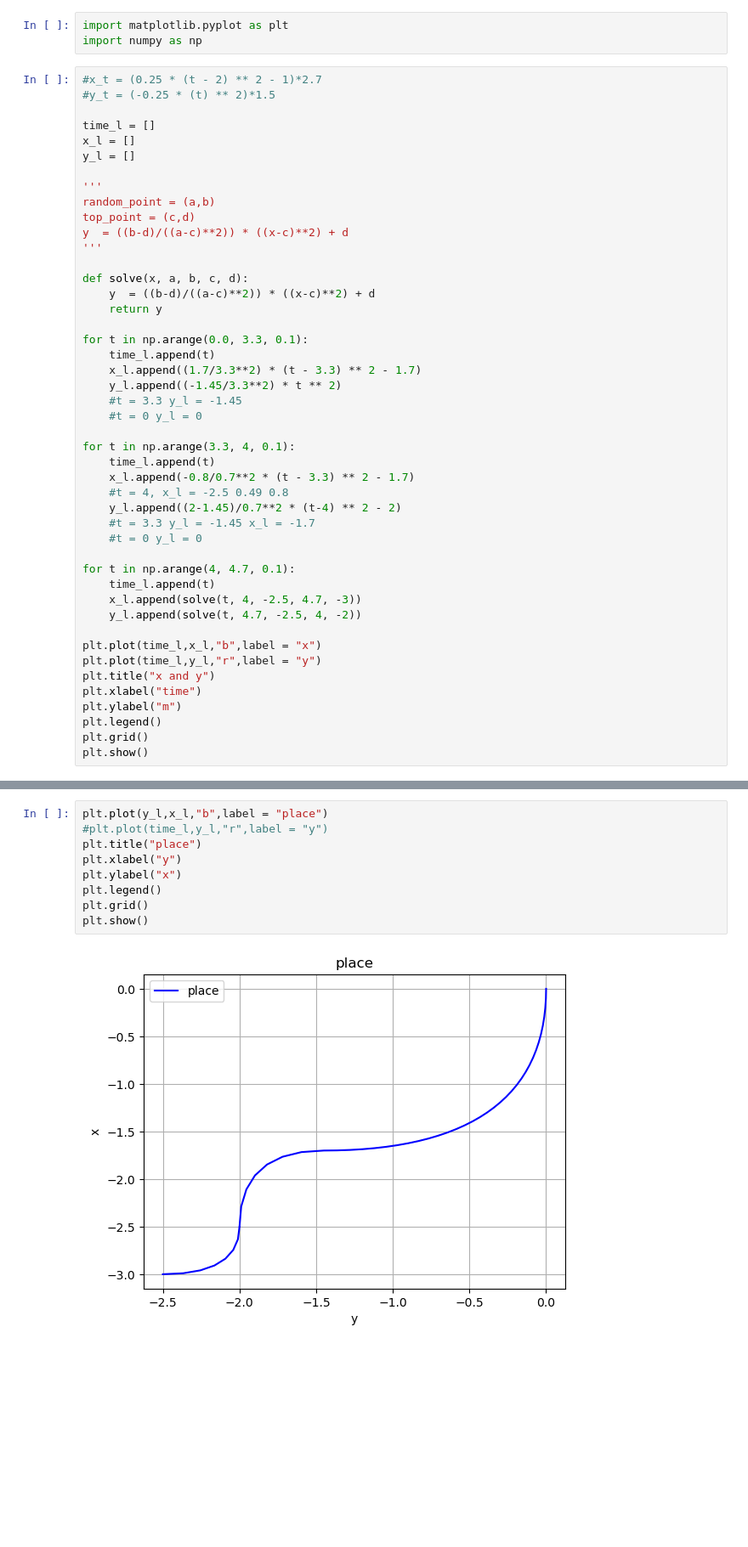
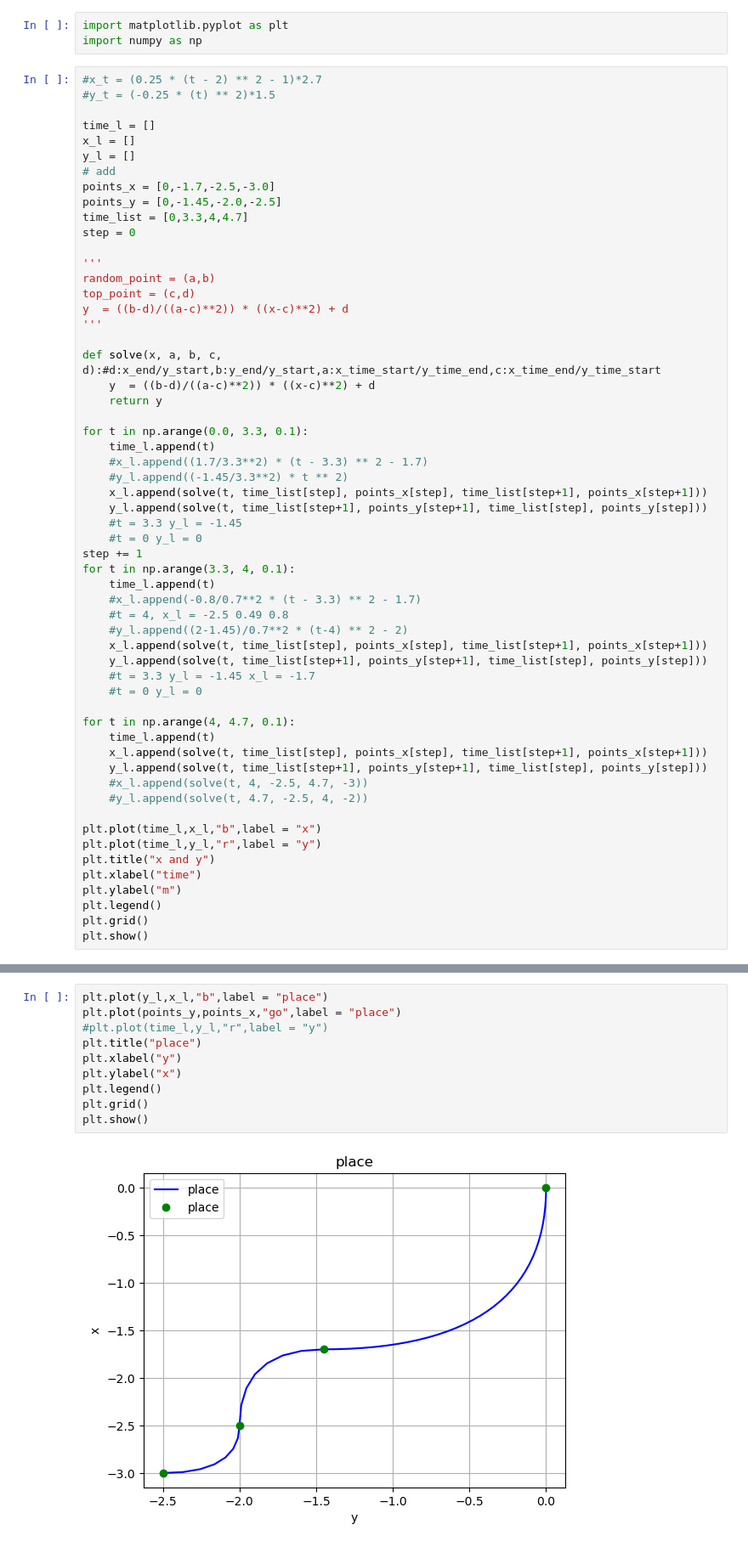
Before and after one commit to InitRobot/XNWYMRM_self_define_control, a Jupyter notebook: SDK_get_msg/plot_moving.ipynb, the cells around one changed output, grey strips where cells are left out. Shown at 85% size. Saved outputs shown, nothing was run; the diff lists cells and outputs as text; blank space fills up the shorter version.

```diff
--- a/SDK_get_msg/plot_moving.ipynb
+++ b/SDK_get_msg/plot_moving.ipynb
@@ -8,6 +8,11 @@ import numpy as np
 time_l = []
 x_l = []
 y_l = []
+# add
+points_x = [0,-1.7,-2.5,-3.0]
+points_y = [0,-1.45,-2.0,-2.5]
+time_list = [0,3.3,4,4.7]
+step = 0
 
 '''
 random_point = (a,b)
@@ -15,29 +20,35 @@ top_point = (c,d)
 y  = ((b-d)/((a-c)**2)) * ((x-c)**2) + d
 '''
 
-def solve(x, a, b, c, d):
+def solve(x, a, b, c, d):#d:x_end/y_start,b:y_end/y_start,a:x_time_start/y_time_end,c:x_time_end/y_time_start
     y  = ((b-d)/((a-c)**2)) * ((x-c)**2) + d
     return y
 
 for t in np.arange(0.0, 3.3, 0.1):
     time_l.append(t)
-    x_l.append((1.7/3.3**2) * (t - 3.3) ** 2 - 1.7)
-    y_l.append((-1.45/3.3**2) * t ** 2)
+    #x_l.append((1.7/3.3**2) * (t - 3.3) ** 2 - 1.7)
+    #y_l.append((-1.45/3.3**2) * t ** 2)
+    x_l.append(solve(t, time_list[step], points_x[step], time_list[step+1], points_x[step+1]))
+    y_l.append(solve(t, time_list[step+1], points_y[step+1], time_list[step], points_y[step]))
     #t = 3.3 y_l = -1.45
     #t = 0 y_l = 0
-
+step += 1
 for t in np.arange(3.3, 4, 0.1):
     time_l.append(t)
-    x_l.append(-0.8/0.7**2 * (t - 3.3) ** 2 - 1.7)
+    #x_l.append(-0.8/0.7**2 * (t - 3.3) ** 2 - 1.7)
     #t = 4, x_l = -2.5 0.49 0.8
-    y_l.append((2-1.45)/0.7**2 * (t-4) ** 2 - 2)
+    #y_l.append((2-1.45)/0.7**2 * (t-4) ** 2 - 2)
+    x_l.append(solve(t, time_list[step], points_x[step], time_list[step+1], points_x[step+1]))
+    y_l.append(solve(t, time_list[step+1], points_y[step+1], time_list[step], points_y[step]))
     #t = 3.3 y_l = -1.45 x_l = -1.7
     #t = 0 y_l = 0
 
 for t in np.arange(4, 4.7, 0.1):
     time_l.append(t)
-    x_l.append(solve(t, 4, -2.5, 4.7, -3))
-    y_l.append(solve(t, 4.7, -2.5, 4, -2))
+    x_l.append(solve(t, time_list[step], points_x[step], time_list[step+1], points_x[step+1]))
+    y_l.append(solve(t, time_list[step+1], points_y[step+1], time_list[step], points_y[step]))
+    #x_l.append(solve(t, 4, -2.5, 4.7, -3))
+    #y_l.append(solve(t, 4.7, -2.5, 4, -2))
 
 plt.plot(time_l,x_l,"b",label = "x")
 plt.plot(time_l,y_l,"r",label = "y")
@@ -51,12 +62,13 @@ plt.show()
 [figure]
 # %%
 plt.plot(y_l,x_l,"b",label = "place")
+plt.plot(points_y,points_x,"go",label = "place")
 #plt.plot(time_l,y_l,"r",label = "y")
 plt.title("place")
 plt.xlabel("y")
 plt.ylabel("x")
 plt.legend()
 plt.grid()
 plt.show()
 # %% [output]
-[figure, old version]
+[figure, new version]
```
